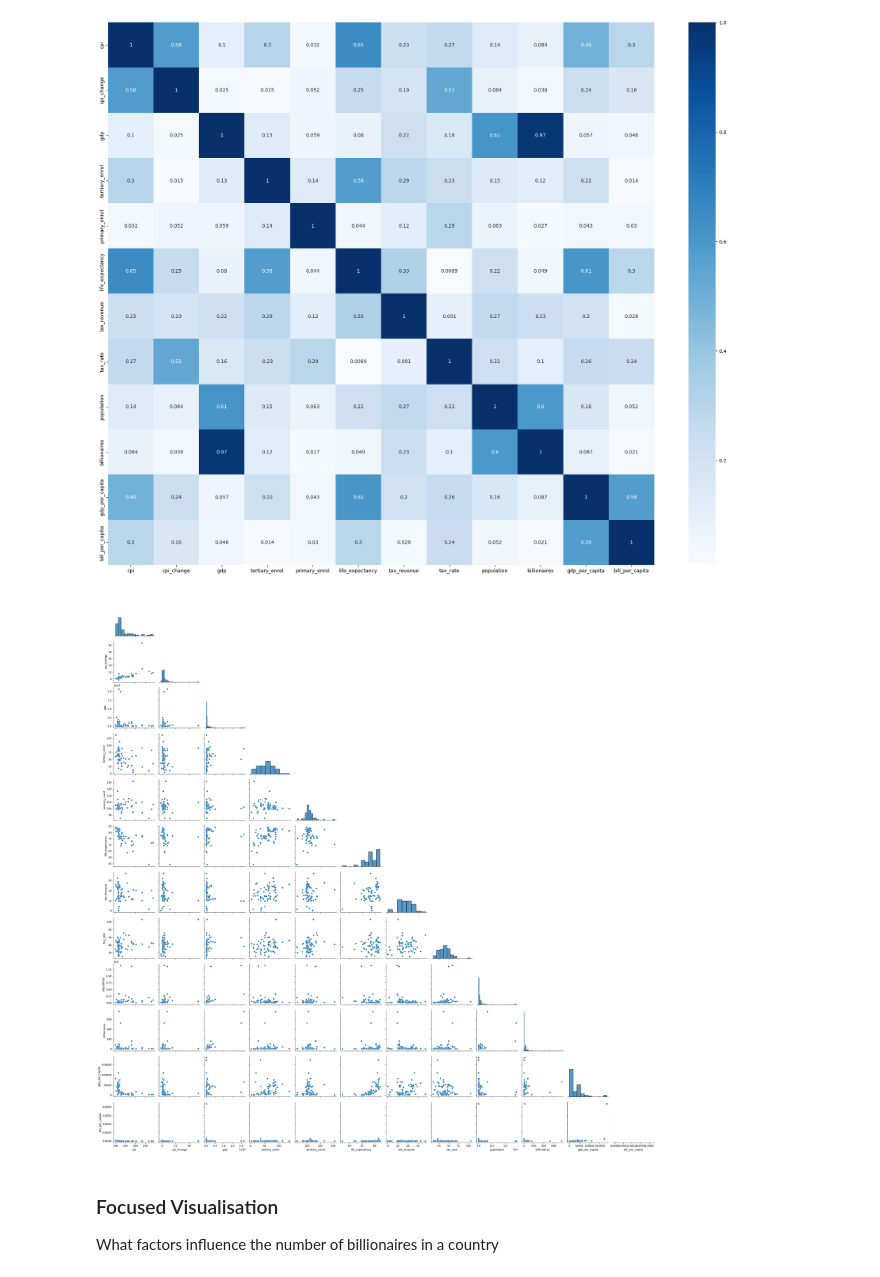
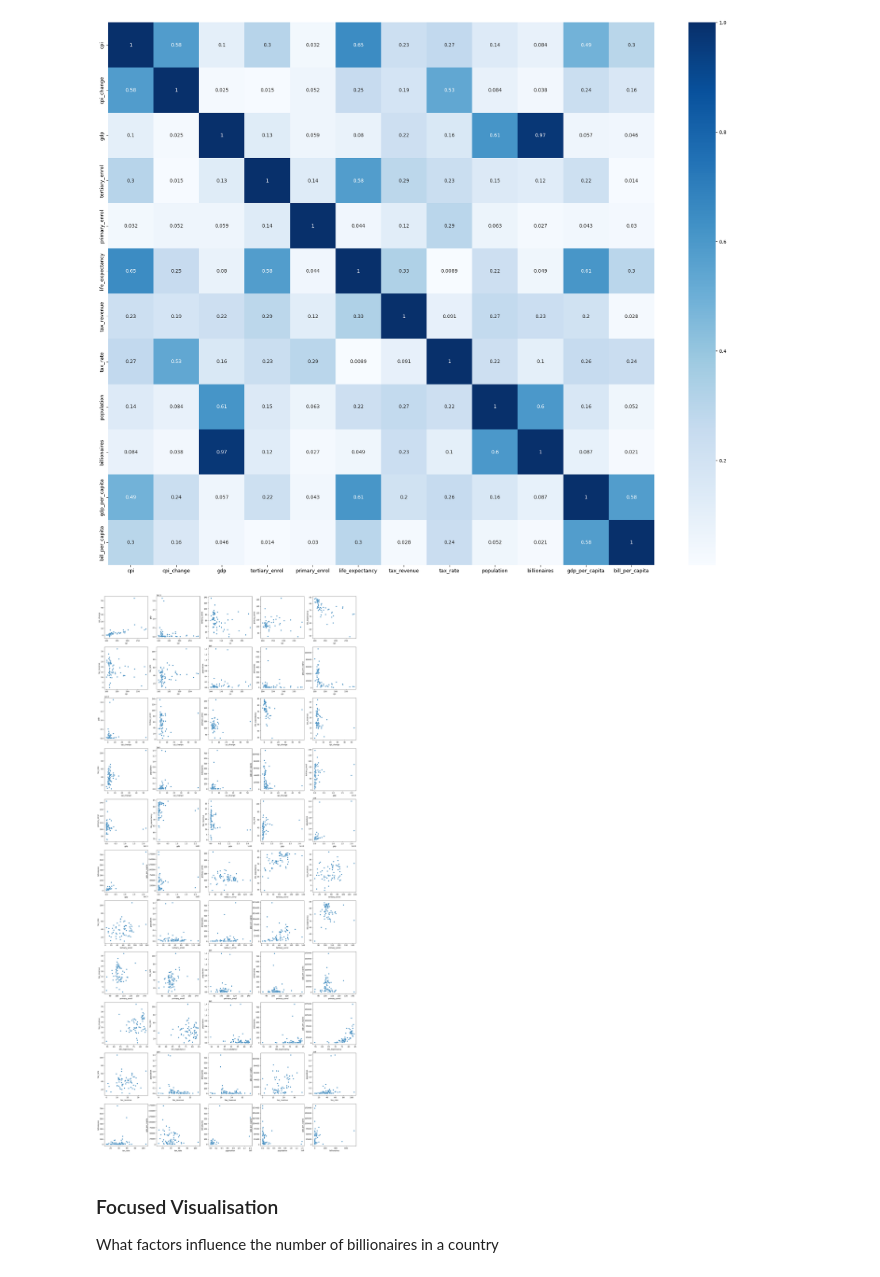
Before and after one commit to cyrilmichino/billionaire-statistical-analysis, a Jupyter notebook: notebook.ipynb, the cells around one changed output. Saved outputs shown, nothing was run; the diff lists cells and outputs as text; code cells hidden in the pictures.

Commit message:
Build better pairplots

```diff
--- a/notebook.ipynb
+++ b/notebook.ipynb
@@ -399,11 +399,23 @@ sns.heatmap(data.corr().abs(),annot=True, cmap='Blues')
 plt.show()
 # %% [output]
 [figure]
-# %%
-sns.pairplot(data, corner=True)
-plt.show()
-# %% [output]
-[figure, removed]
+# %%
+n = 0
+features = list(data.columns)
+features.remove('bill_per_capita')
+
+plt.figure(figsize=(25,55))
+while len(features) > 0:
+    cname = features[0]
+    features.remove(cname)
+    for feature in features:
+        plt.subplot(11,5,n+1)
+        sns.scatterplot(data,x=cname,y=feature)
+        plt.ylabel(feature)
+        plt.xlabel(cname)
+        n += 1
+# %% [output]
+[figure, added]
 # %% [markdown]
 ### Focused Visualisation
 What factors influence the number of billionaires in a country
```
